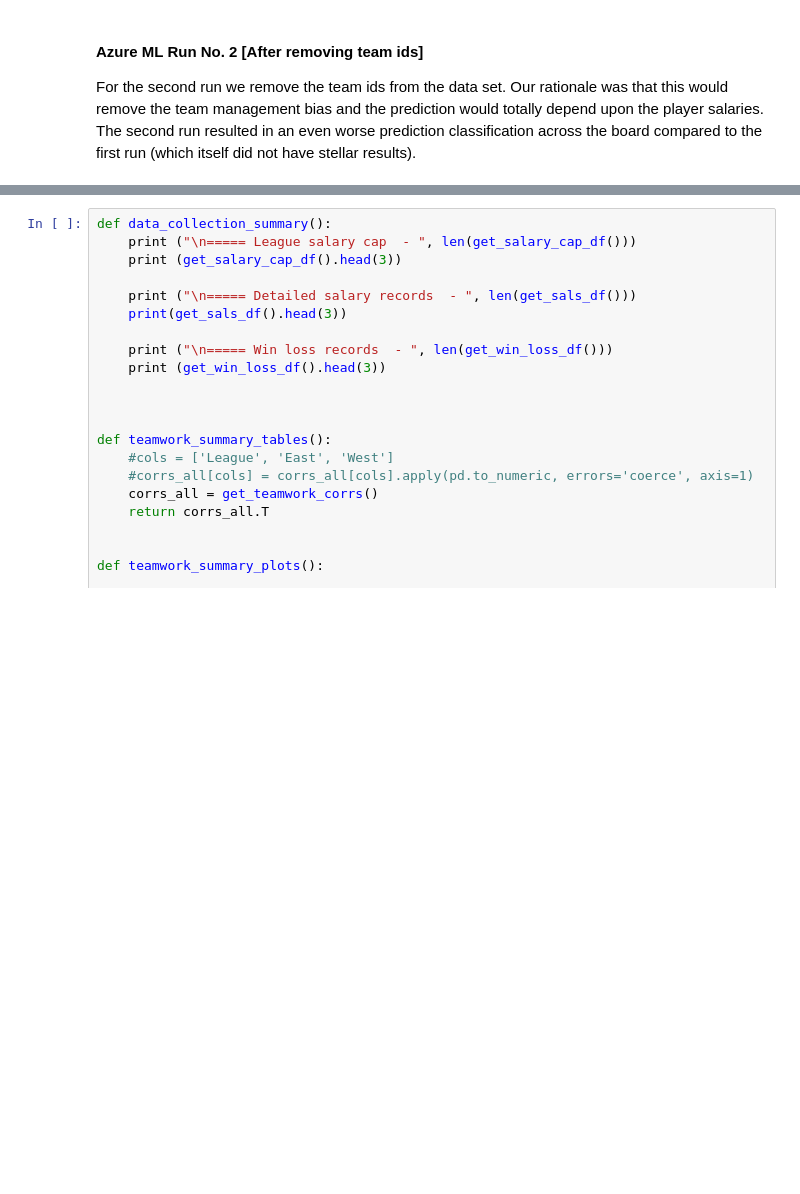
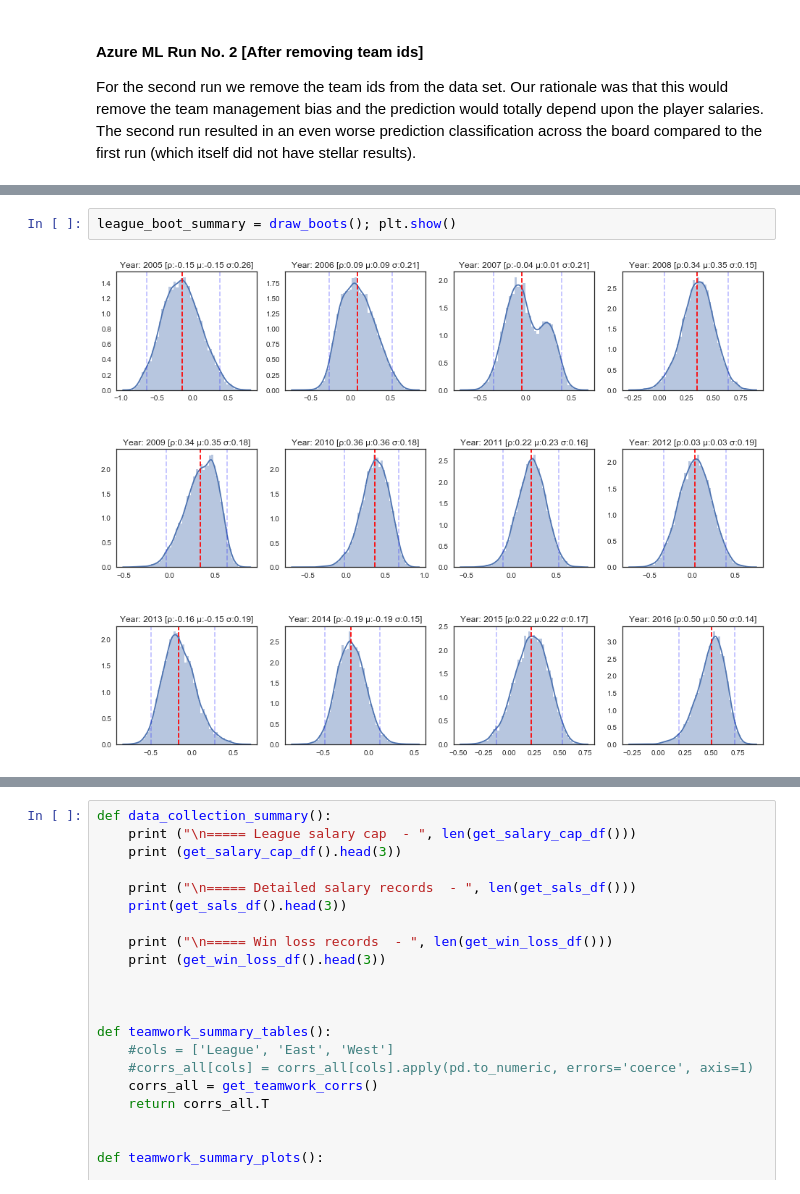
Before and after one commit to noorzaman/bb_finances, a Jupyter notebook: zaman_nurul.ipynb, the cells around one changed output, grey strips where cells are left out. Drawn from its saved outputs; the diff is of its cells as text; blank space fills up the shorter version.

```diff
--- a/zaman_nurul.ipynb
+++ b/zaman_nurul.ipynb
@@ -368,0 +425,4 @@ For the second run we remove the team ids from the data set. Our rationale was t
+# %%
+league_boot_summary = draw_boots(); plt.show()
+# %% [output]
+[figure, added]
```
Also changed, not shown: parts of 37 cells of this notebook, 2 other files.
